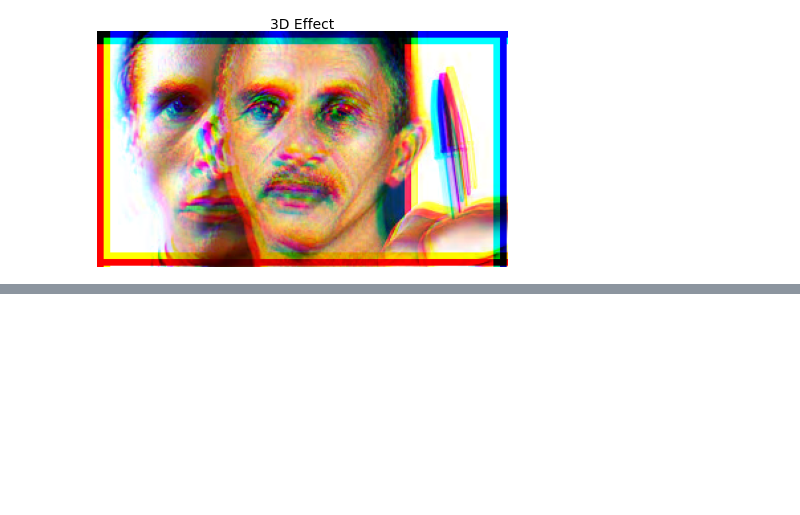
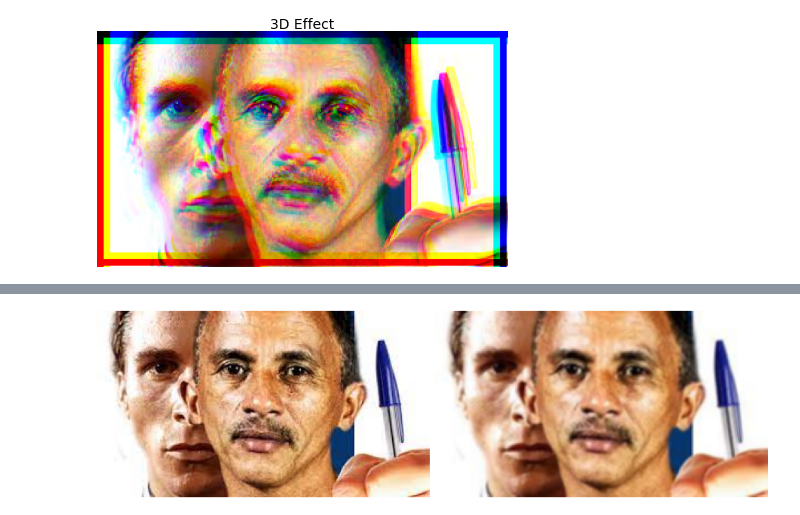
Before and after one commit to BPThiago/trabalho-algebra, a Jupyter notebook: notebook.ipynb, the cells around one changed output, grey strips where cells are left out. Saved outputs shown, nothing was run; the diff lists cells and outputs as text; code cells hidden in the pictures; blank space fills up the shorter version.

Commit message:
Notebook with blur explanation

```diff
--- a/notebook.ipynb
+++ b/notebook.ipynb
@@ -119,0 +144,5 @@ show(blurred, scale=0.3)
+# %%
+blurred_image = box_blur(img)
+show_collection([img, cv2.blur(img, (3, 3))], scale=0.15)
+# %% [output]
+[figure, added]
```
Also changed, not shown: parts of 9 cells of this notebook, 6 other files.
